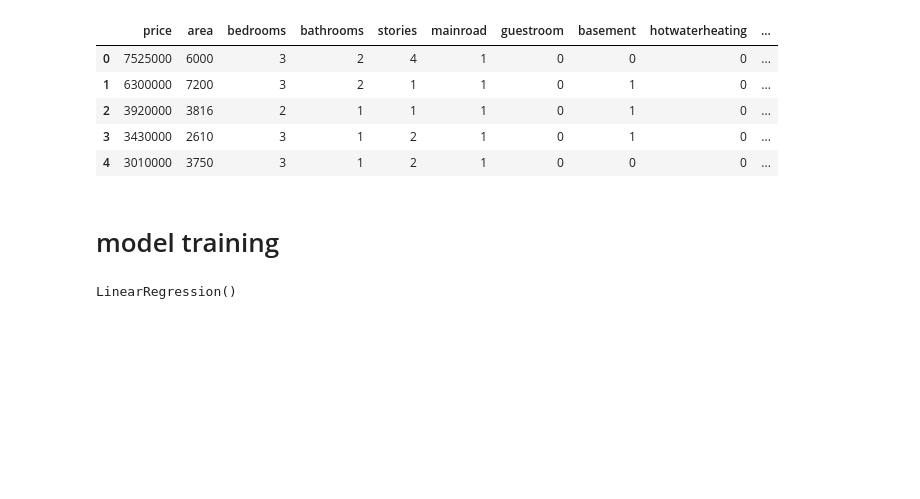
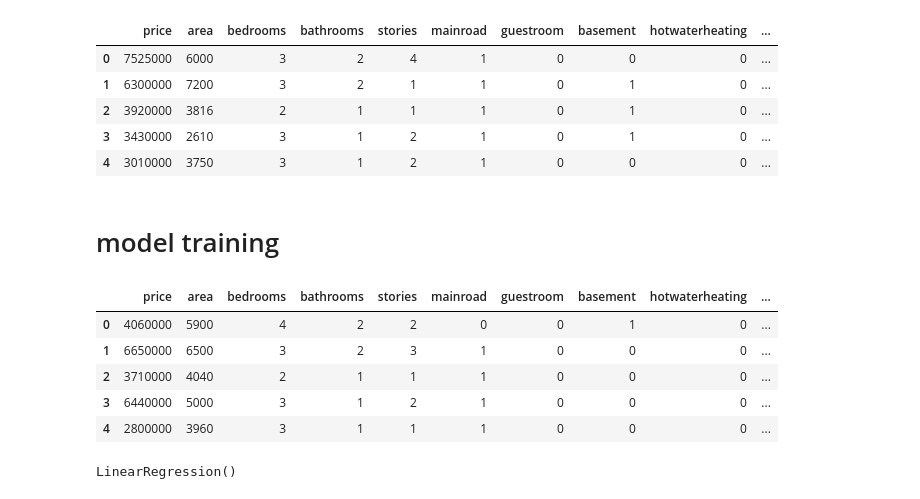
Before and after one commit to andry-iany/house-price-prediction, a Jupyter notebook: backend/notebooks/03_model_training.ipynb, the cells around one changed output. Drawn from its saved outputs; the diff is of its cells as text; code cells hidden in the pictures; blank space fills up the shorter version.

```diff
--- a/backend/notebooks/03_model_training.ipynb
+++ b/backend/notebooks/03_model_training.ipynb
@@ -34,6 +34,15 @@ testing_set = dataset_util.preprocess(dataset=testing_set)
 
 X_test = testing_set.drop('price', axis=1)
 y_test = testing_set['price']
+# %%
+testing_set.head()
+# %% [output]
+|  | price | area | bedrooms | bathrooms | stories | mainroad | guestroom | basement | hotwaterheating | ... |
+| 0 | 4060000 | 5900 | 4 | 2 | 2 | 0 | 0 | 1 | 0 | ... |
+| 1 | 6650000 | 6500 | 3 | 2 | 3 | 1 | 0 | 0 | 0 | ... |
+| 2 | 3710000 | 4040 | 2 | 1 | 1 | 1 | 0 | 0 | 0 | ... |
+| 3 | 6440000 | 5000 | 3 | 1 | 2 | 1 | 0 | 0 | 0 | ... |
+| 4 | 2800000 | 3960 | 3 | 1 | 1 | 1 | 0 | 0 | 0 | ... |
 # %%
 # scaling
 scaler = StandardScaler()
```
Also changed, not shown: parts of 3 cells of this notebook, 5 other files.
